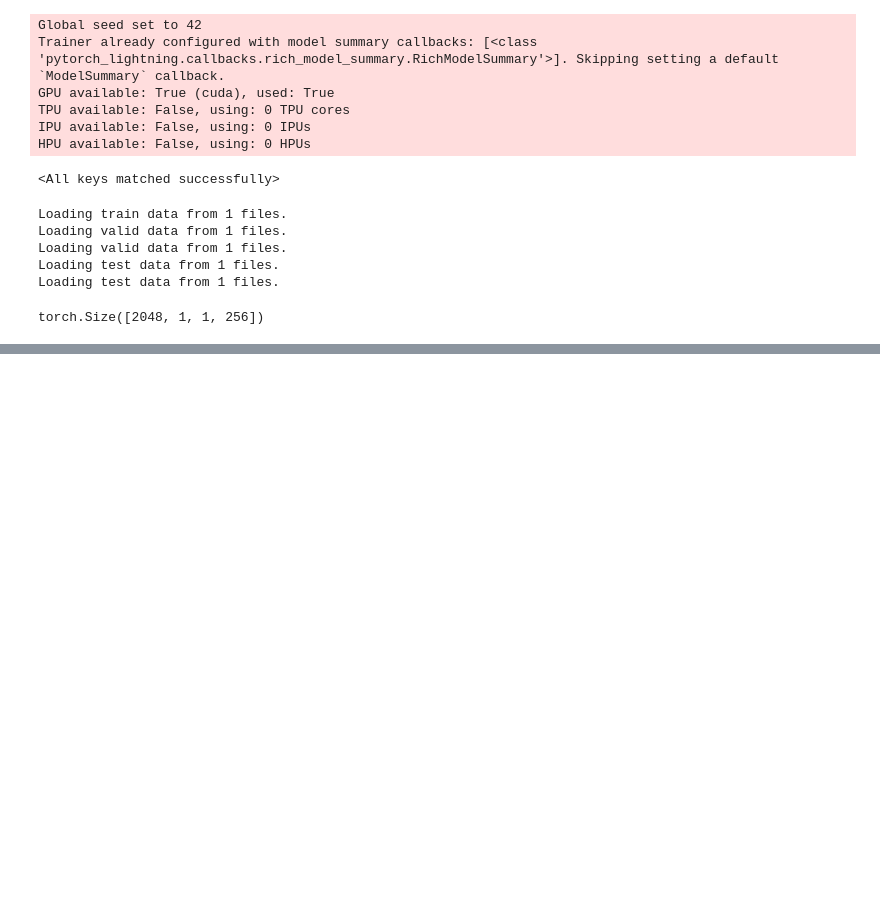
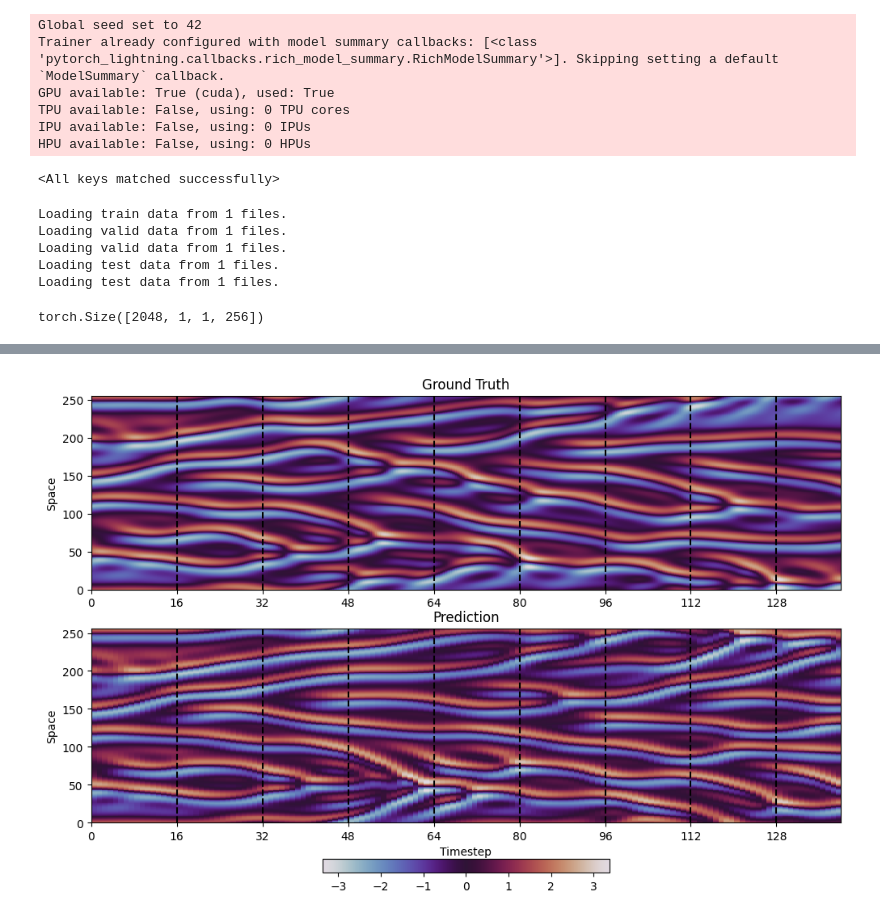
Before and after one commit to vidulejs/seminar-PDE-refiner, a Jupyter notebook: kuramoto-1D.ipynb, the cells around one changed output, grey strips where cells are left out. Cells and saved outputs as stored; diff of their text form; code cells hidden in the pictures; blank space fills up the shorter version.

```diff
--- a/kuramoto-1D.ipynb
+++ b/kuramoto-1D.ipynb
@@ -164,0 +144,34 @@ plt.show()
+# %%
+#plot one above the other
+fig, axs = plt.subplots(2, 1, figsize=(10,6.5))
+
+xticks = np.arange(0, 1, 160/140/10)*140
+
+n_last=30
+
+#set cmap
+plt.set_cmap('twilight')
+plt.tight_layout()
+im1 = axs[0].imshow(npdata[0,:-n_last,:].T, aspect='auto', interpolation='none',extent=[0, 140, 0, prediction_traj.shape[3]])
+axs[0].set_title('Ground Truth')
+axs[0].set_ylabel('Space')
+axs[0].set_xticks(xticks)
+
+im2 = axs[1].imshow(prediction_traj[:,0, 0,:].T, aspect='auto', interpolation='none',extent=[0, 140, 0, prediction_traj.shape[3]])
+axs[1].set_title('Prediction')
+axs[1].set_ylabel('Space')
+axs[1].set_xlabel('Timestep')
+axs[1].set_xticks(xticks)
+#vertical line at 200
+for ax in axs:
+    for x in xticks:
+        ax.axvline(x=x, color='k', linestyle='--')
+
+#remove margins
+plt.subplots_adjust(wspace=0, hspace=0.2)
+
+fig.colorbar(im2, ax=axs, orientation='horizontal', fraction=0.03, pad=0.075)
+plt.savefig('ks_prediction.pdf')
+plt.show()
+# %% [output]
+[figure, added]
```
Also changed, not shown: parts of 16 cells of this notebook, 8 other files.
